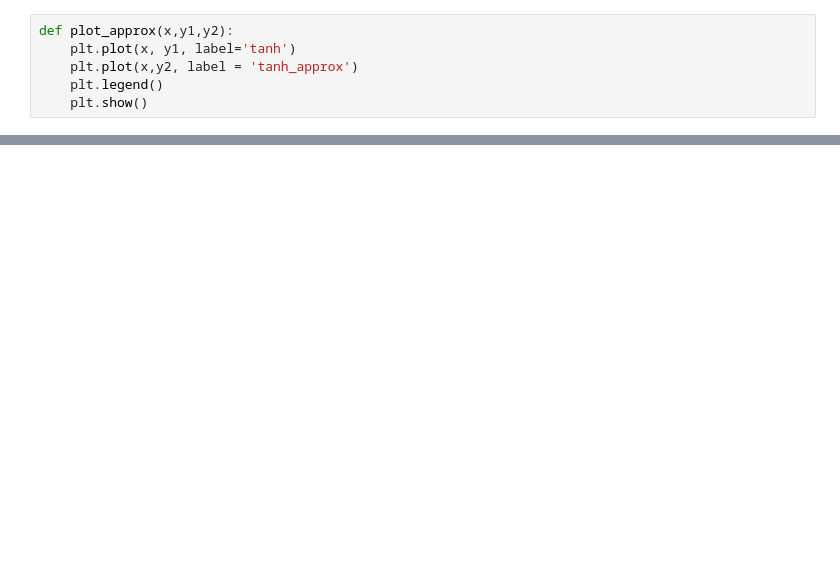
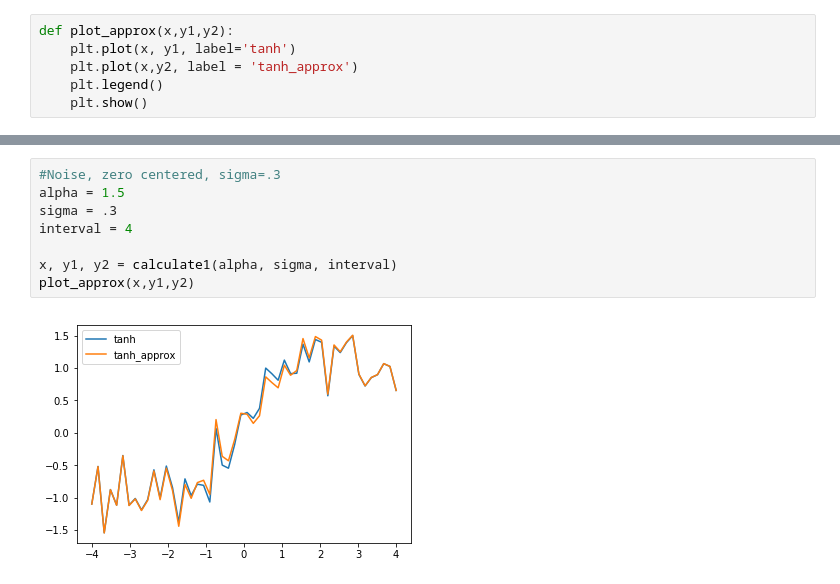
Before and after one commit to jimmysmith1919/RNNs, a Jupyter notebook: tanh_approximation.ipynb, the cells around one changed output, grey strips where cells are left out. Cells and saved outputs as stored; diff of their text form; blank space fills up the shorter version.

```diff
--- a/tanh_approximation.ipynb
+++ b/tanh_approximation.ipynb
@@ -28,0 +62,10 @@ def plot_approx(x,y1,y2):
+# %%
+#Noise, zero centered, sigma=.3
+alpha = 1.5
+sigma = .3
+interval = 4
+
+x, y1, y2 = calculate1(alpha, sigma, interval)
+plot_approx(x,y1,y2)
+# %% [output]
+[figure, added]
```
Also changed, not shown: parts of 11 cells of this notebook, 2 other files.
